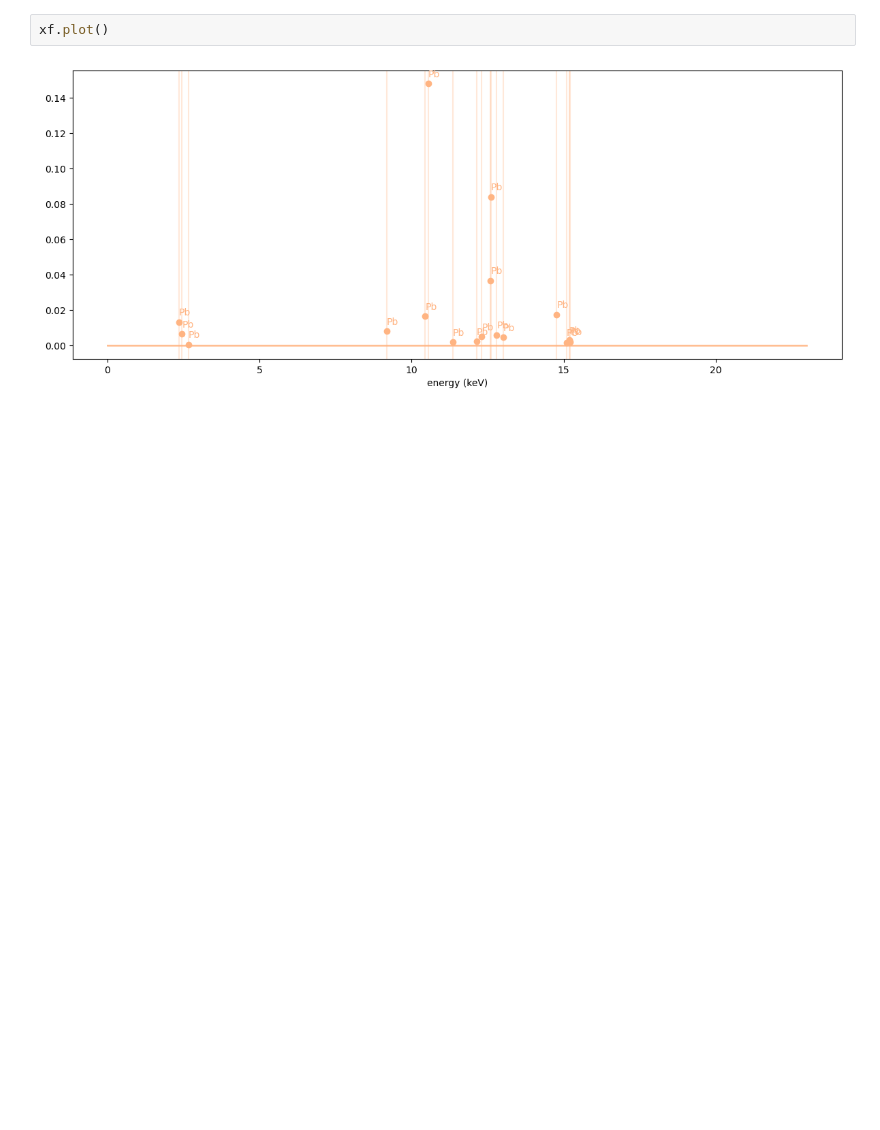
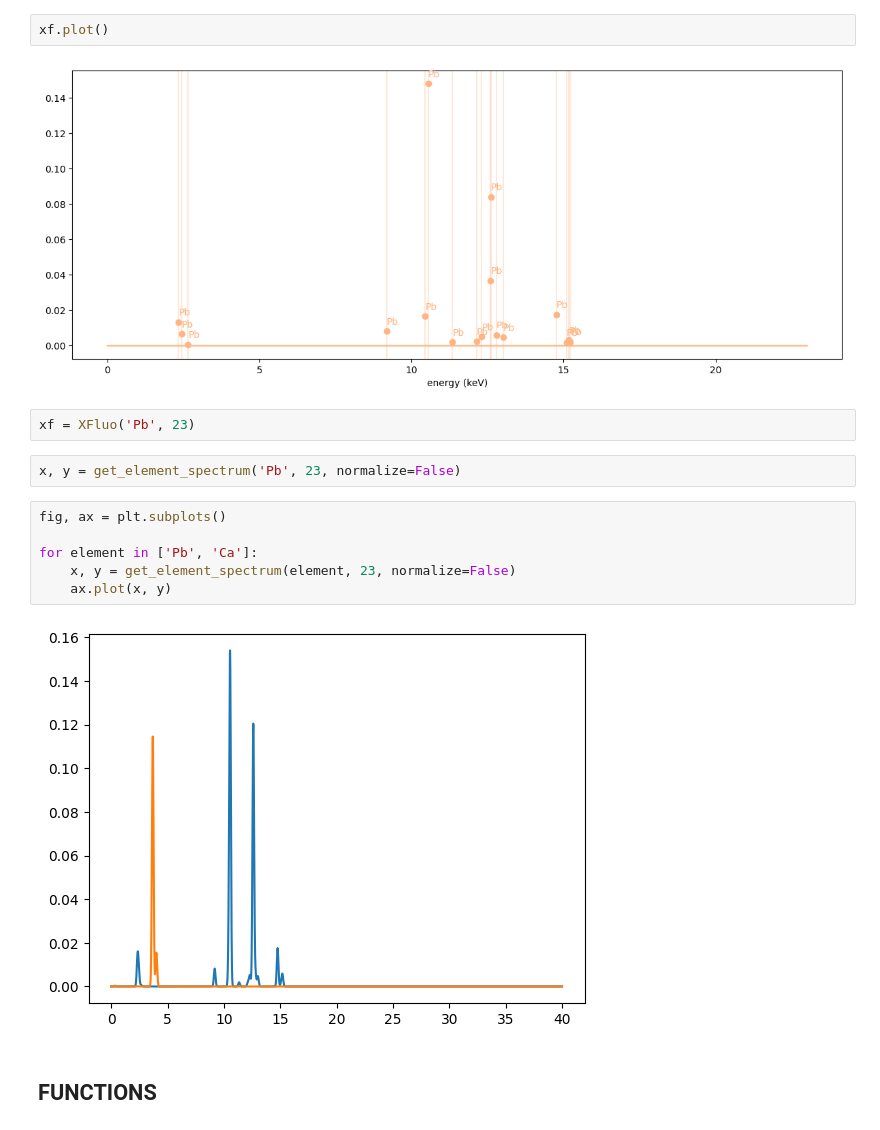
Before and after one commit to fligt/moseley, a Jupyter notebook: notebooks/02_defisxed.ipynb, the cells around one changed output. Cells and saved outputs as stored; diff of their text form; blank space fills up the shorter version.

```diff
--- a/notebooks/02_defisxed.ipynb
+++ b/notebooks/02_defisxed.ipynb
@@ -345,3 +24,17 @@ total_spectrum:[0. 0. 0. ... 0. 0. 0.]
 xf.plot()
 # %% [output]
 [figure]
+# %%
+xf = XFluo('Pb', 23)
+# %%
+x, y = get_element_spectrum('Pb', 23, normalize=False)
+# %%
+fig, ax = plt.subplots()
+
+for element in ['Pb', 'Ca']:
+    x, y = get_element_spectrum(element, 23, normalize=False)
+    ax.plot(x, y)
+# %% [output]
+[figure, added]
+# %% [markdown]
+## FUNCTIONS
```
Also changed, not shown: parts of 5 cells of this notebook, 1 other file.
